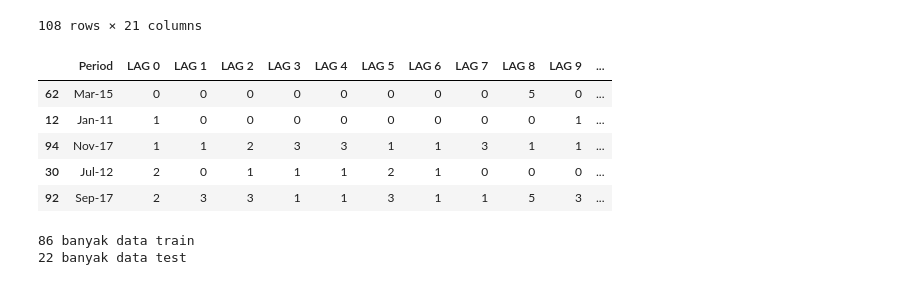
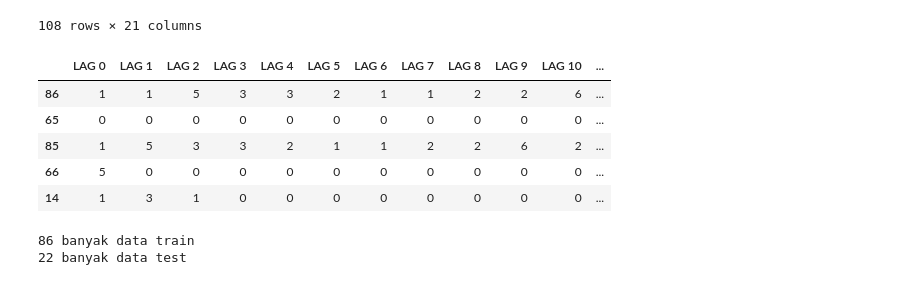
Before and after one commit to martinpdab/tugasscdl, a Jupyter notebook: Skenario2.ipynb, the cells around one changed output. Cells and saved outputs as stored; diff of their text form; code cells hidden in the pictures.

```diff
--- a/Skenario2.ipynb
+++ b/Skenario2.ipynb
@@ -44,16 +44,16 @@ dataframe
 108 rows × 21 columns
 # %%
 #mengambil kolom period, rf, dan os serta mengacak dataset
-data = dataframe[['Period', 'LAG 0', 'LAG 1', 'LAG 2', 'LAG 3', 'LAG 4', 'LAG 5', 'LAG 6', 'LAG 7', 'LAG 8', 'LAG 9', 'LAG 10', 'LAG 11', 'LAG 12', 'OS' ]]
+data = dataframe[[ 'LAG 0', 'LAG 1', 'LAG 2', 'LAG 3', 'LAG 4', 'LAG 5', 'LAG 6', 'LAG 7', 'LAG 8', 'LAG 9', 'LAG 10', 'LAG 11', 'LAG 12', 'OS' ]]
 data = shuffle(data)
 data.head()
 # %% [output]
-|  | Period | LAG 0 | LAG 1 | LAG 2 | LAG 3 | LAG 4 | LAG 5 | LAG 6 | LAG 7 | LAG 8 | LAG 9 | ... |
-| 62 | Mar-15 | 0 | 0 | 0 | 0 | 0 | 0 | 0 | 0 | 5 | 0 | ... |
-| 12 | Jan-11 | 1 | 0 | 0 | 0 | 0 | 0 | 0 | 0 | 0 | 1 | ... |
-| 94 | Nov-17 | 1 | 1 | 2 | 3 | 3 | 1 | 1 | 3 | 1 | 1 | ... |
-| 30 | Jul-12 | 2 | 0 | 1 | 1 | 1 | 2 | 1 | 0 | 0 | 0 | ... |
-| 92 | Sep-17 | 2 | 3 | 3 | 1 | 1 | 3 | 1 | 1 | 5 | 3 | ... |
+|  | LAG 0 | LAG 1 | LAG 2 | LAG 3 | LAG 4 | LAG 5 | LAG 6 | LAG 7 | LAG 8 | LAG 9 | LAG 10 | ... |
+| 86 | 1 | 1 | 5 | 3 | 3 | 2 | 1 | 1 | 2 | 2 | 6 | ... |
+| 65 | 0 | 0 | 0 | 0 | 0 | 0 | 0 | 0 | 0 | 0 | 0 | ... |
+| 85 | 1 | 5 | 3 | 3 | 2 | 1 | 1 | 2 | 2 | 6 | 2 | ... |
+| 66 | 5 | 0 | 0 | 0 | 0 | 0 | 0 | 0 | 0 | 0 | 0 | ... |
+| 14 | 1 | 3 | 1 | 0 | 0 | 0 | 0 | 0 | 0 | 0 | 0 | ... |
 # %%
 #train-test split 80-20
 train, test = train_test_split(data, test_size=0.2)
```
Also changed, not shown: parts of 6 cells of this notebook.
